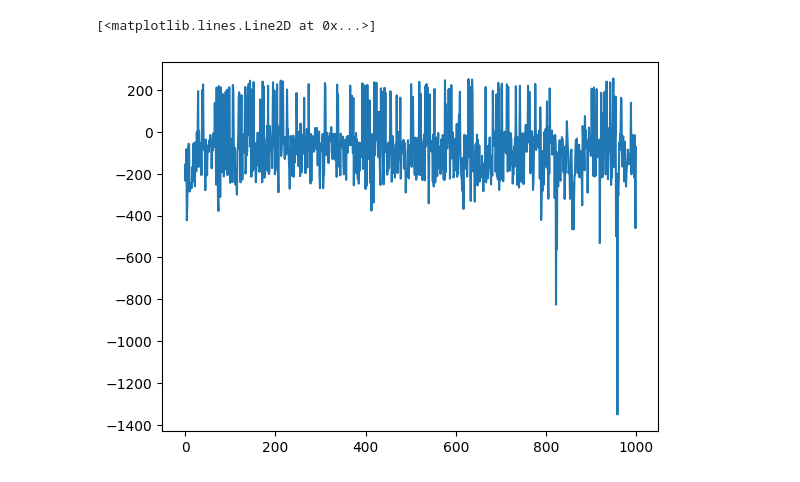
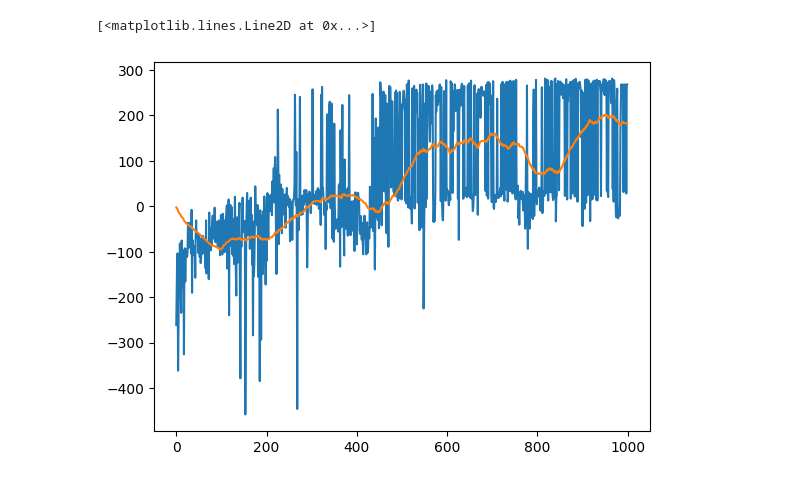
Before and after one commit to zcfabra/notebooks, a Jupyter notebook: dqn.ipynb, the cells around one changed output. Saved outputs shown, nothing was run; the diff lists cells and outputs as text; code cells hidden in the pictures.

```diff
--- a/dqn.ipynb
+++ b/dqn.ipynb
@@ -104,26 +119,46 @@ agent = Agent(4,8,0.003,64, 256, 256, 10000)
+# %%
+n_actions = 4
+n_states = 8
+lr = 0.001
+batch_size = 64
+hidden_size = 64
+hidden_size_2 = 32
+eps_decay = 0.995
+MAX_MEM = 1000000
+HOW_OFTEN = 20
+gamma = 0.99
+agent = Agent(n_actions,n_states,lr,batch_size, hidden_size, hidden_size_2, eps_decay,MAX_MEM, HOW_OFTEN, gamma)
+# agent = torch.load("agent.pt")
 # %%
 env = gym.make("LunarLander-v2", render_mode="human")
 scores = []
+avg_scores = []
 
-
+total_steps = 0
 for ep in (pbar:=tqdm(range(1000))):
     observation, info = env.reset(seed= 42)
     done = False
     truncated = False
     score = 0.0
+    steps = 0
 
-    while not done and not truncated:
+    while not done and not truncated and steps < 1000:
+        total_steps+=1
+        steps+=1
         action = agent.action_selection(observation)
         observation_new, r, term, trunc, info = env.step(action)
         score +=r
 
-        agent.set_buffer_states(observation, action, r, observation, term)
+        agent.set_buffer_states(observation, action, r, observation_new, term)
         agent.learn()
         observation = observation_new
         done = term
         truncated = trunc
+    agent.decay()
     scores.append(score)
-    pbar.set_description("Eps: {:.3} Score: {:.3}".format(agent.eps, score))
+    avg_over_last_100 = sum(scores[-100:]) / 100
+    avg_scores.append(avg_over_last_100)
+    pbar.set_description("Eps: {:.3} Score: {:.3} Avg.Last.100 {}".format(agent.eps, score, avg_over_last_100))
 env.close()
 pygame.quit()
 torch.save(agent, "agent.pt")
@@ -131,8 +166,9 @@ torch.save(scores, "scores.pt")
 # %%
 import matplotlib.pyplot as plt
 plt.plot(scores)
+plt.plot(avg_scores)
 # %% [output]
 [<matplotlib.lines.Line2D at 0x...>]
-[figure, old version]
+[figure, new version]
 # %%
 torch.save(agent, "agent.pt")
```
Also changed, not shown: parts of 2 cells of this notebook, 1 other file.
